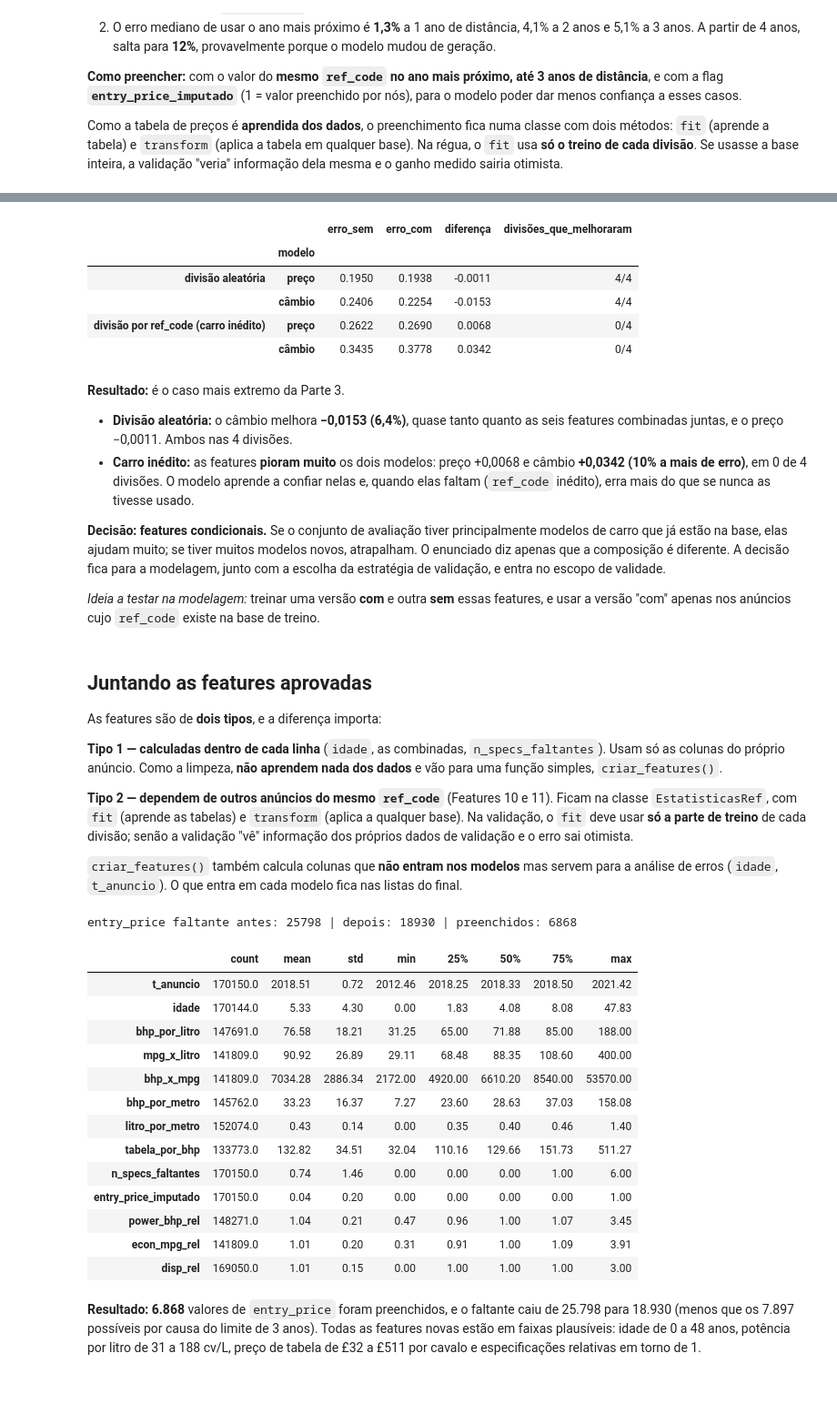
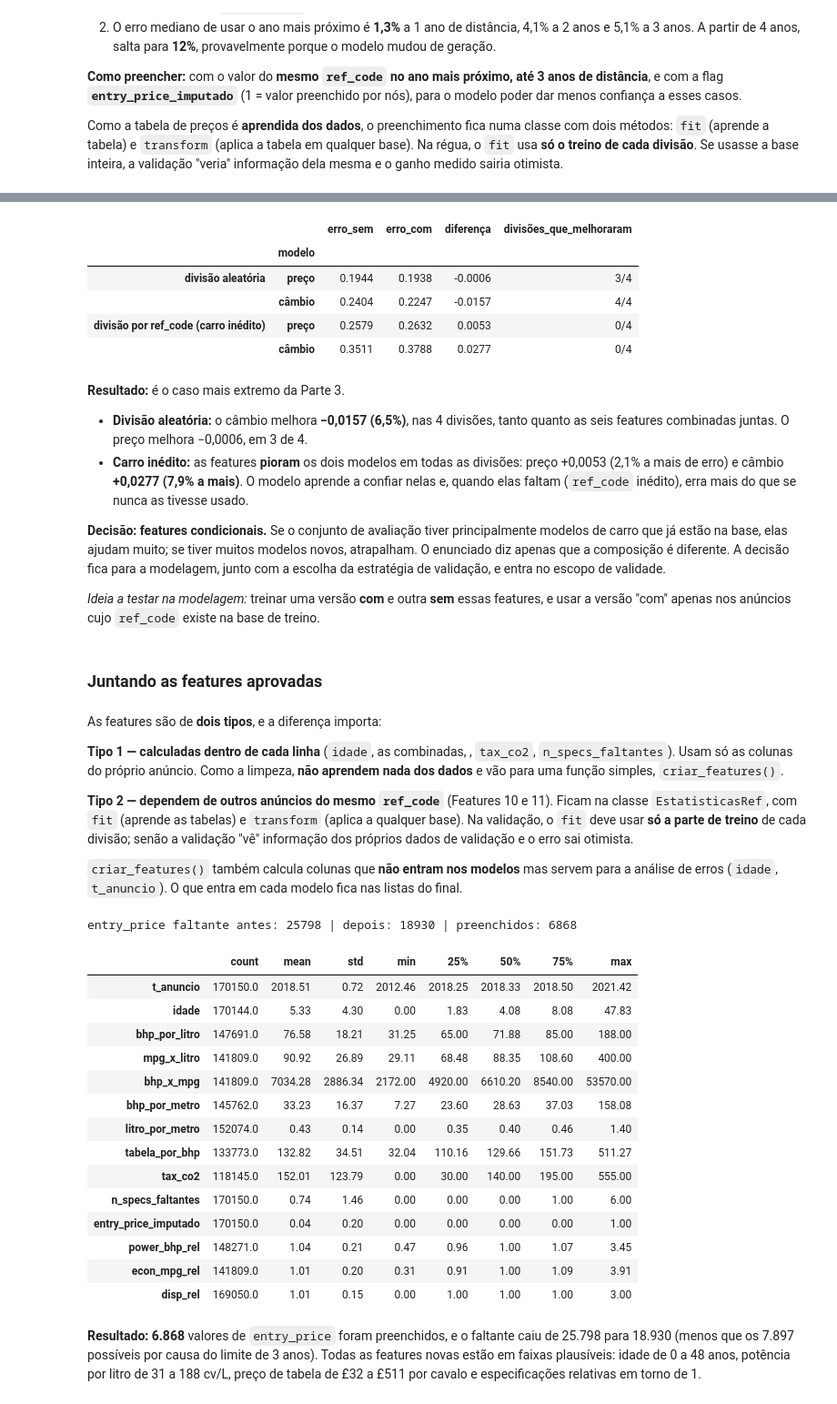
Before and after one commit to antoniosdiass-coder/projeto1, a Jupyter notebook: projeto1.ipynb, the cells around one changed output, grey strips where cells are left out. Shown at 91% size. Cells and saved outputs as stored; diff of their text form; code cells hidden in the pictures.

```diff
--- a/projeto1.ipynb
+++ b/projeto1.ipynb
@@ -889,7 +897,7 @@ def limpar(df_bruto):
     df["price"] = pd.to_numeric(df["price"], errors="coerce")
 
     # Problema 3) gearbox: Semi-Automatic conta como Automatic; alvo binário 1/0
-    df["gearbox"] = df["gearbox"].replace({"Semi-Automatic": "Automatic"})
+    df["gearbox"] = df["gearbox"].where(df["gearbox"] != "Semi-Automatic", "Automatic")
     df["auto"] = df["gearbox"].map({"Automatic": 1.0, "Manual": 0.0})
 
     # Problema 4) numéricas guardadas como texto
@@ -1649,25 +1686,25 @@ pd.concat({"divisão aleatória": testar(REL, preparo=preparo_rel),
 # %% [output]
 |  |  | erro_sem | erro_com | diferença | divisões_que_melhoraram |
 |  | modelo |  |  |  |  |
-| divisão aleatória | preço | 0.1950 | 0.1938 | -0.0011 | 4/4 |
-|  | câmbio | 0.2406 | 0.2254 | -0.0153 | 4/4 |
-| divisão por ref_code (carro inédito) | preço | 0.2622 | 0.2690 | 0.0068 | 0/4 |
-|  | câmbio | 0.3435 | 0.3778 | 0.0342 | 0/4 |
+| divisão aleatória | preço | 0.1944 | 0.1938 | -0.0006 | 3/4 |
+|  | câmbio | 0.2404 | 0.2247 | -0.0157 | 4/4 |
+| divisão por ref_code (carro inédito) | preço | 0.2579 | 0.2632 | 0.0053 | 0/4 |
+|  | câmbio | 0.3511 | 0.3788 | 0.0277 | 0/4 |
 # %% [markdown]
 **Resultado:** é o caso mais extremo da Parte 3.
 
-- **Divisão aleatória:** o câmbio melhora **−0,0153 (6,4%)**, quase tanto quanto as seis features combinadas juntas, e o preço −0,0011. Ambos nas 4 divisões.
-- **Carro inédito:** as features **pioram muito** os dois modelos: preço +0,0068 e câmbio **+0,0342 (10% a mais de erro)**, em 0 de 4 divisões. O modelo aprende a confiar nelas e, quando elas faltam (`ref_code` inédito), erra mais do que se nunca as tivesse usado.
+- **Divisão aleatória:** o câmbio melhora **−0,0157 (6,5%)**, nas 4 divisões, tanto quanto as seis features combinadas juntas. O preço melhora −0,0006, em 3 de 4.
+- **Carro inédito:** as features **pioram** os dois modelos em todas as divisões: preço +0,0053 (2,1% a mais de erro) e câmbio **+0,0277 (7,9% a mais)**. O modelo aprende a confiar nelas e, quando elas faltam (`ref_code` inédito), erra mais do que se nunca as tivesse usado.
 
 **Decisão: features condicionais.** Se o conjunto de avaliação tiver principalmente modelos de carro que já estão na base, elas ajudam muito; se tiver muitos modelos novos, atrapalham. O enunciado diz apenas que a composição é diferente. A decisão fica para a modelagem, junto com a escolha da estratégia de validação, e entra no escopo de validade.
 
 *Ideia a testar na modelagem:* treinar uma versão **com** e outra **sem** essas features, e usar a versão "com" apenas nos anúncios cujo `ref_code` existe na base de treino.
+# %% [markdown]
+### Juntando as features aprovadas
 # %% [markdown]
-## Juntando as features aprovadas
-
 As features são de **dois tipos**, e a diferença importa:
 
-**Tipo 1 — calculadas dentro de cada linha** (`idade`, as combinadas, `n_specs_faltantes`). Usam só as colunas do próprio anúncio. Como a limpeza, **não aprendem nada dos dados** e vão para uma função simples, `criar_features()`.
+**Tipo 1 — calculadas dentro de cada linha** (`idade`, as combinadas, , `tax_co2`, `n_specs_faltantes`). Usam só as colunas do próprio anúncio. Como a limpeza, **não aprendem nada dos dados** e vão para uma função simples, `criar_features()`.
 
 **Tipo 2 — dependem de outros anúncios do mesmo `ref_code`** (Features 10 e 11). Ficam na classe `EstatisticasRef`, com `fit` (aprende as tabelas) e `transform` (aplica a qualquer base). Na validação, o `fit` deve usar **só a parte de treino** de cada divisão; senão a validação "vê" informação dos próprios dados de validação e o erro sai otimista.
 
@@ -1690,6 +1727,9 @@ def criar_features(df_limpo):
     df["litro_por_metro"] = df["disp"] / (df["length_mm"] / 1000)
     df["tabela_por_bhp"] = df["entry_price"] / df["power_bhp"]
 
+    # Feature 8) imposto como indicador de emissões, só no regime antigo (entra só no câmbio)
+    df["tax_co2"] = df["annual_tax"].where(df["tax_novo_regime"].eq(0))
+
     # Feature 9) quantas especificações técnicas faltam no anúncio (antes do preenchimento da Feature 10)
     specs = ["power_bhp", "econ_mpg", "length_mm", "annual_tax", "entry_price", "disp"]
     df["n_specs_faltantes"] = df[specs].isna().sum(axis=1)
@@ -1699,38 +1739,41 @@ def criar_features(df_limpo):
 
 # Saída da Parte 3: o que cada modelo recebe além das colunas limpas
 FEATURES_COMBINADAS = ["bhp_por_litro", "mpg_x_litro", "bhp_x_mpg", "bhp_por_metro", "litro_por_metro", "tabela_por_bhp"]
 FEATURES_REL_REF = ["power_bhp_rel", "econ_mpg_rel", "disp_rel"]
 
-FEATURES_NOVAS_PRECO = FEATURES_COMBINADAS + ["entry_price_imputado"]  # e o entry_price preenchido
-FEATURES_NOVAS_CAMBIO = FEATURES_COMBINADAS + ["n_specs_faltantes"]
+# Preço: as seis combinadas entram como grupo (ganho claro em carro inédito) + entry_price preenchido
+FEATURES_NOVAS_PRECO = FEATURES_COMBINADAS + ["entry_price_imputado"]
+# Câmbio: as seis combinadas + tax_co2 + n_specs_faltantes + entry_price preenchido
+FEATURES_NOVAS_CAMBIO = FEATURES_COMBINADAS + ["tax_co2", "n_specs_faltantes", "entry_price_imputado"]
 
-# Ajudam quando o modelo de carro já foi visto, mas atrapalham em carros inéditos (Features 10 e 11).
+# Ajudam quando o modelo de carro já foi visto, mas atrapalham em carros inéditos (Feature 11).
 # A decisão depende da estratégia de validação, definida na modelagem.
 FEATURES_CONDICIONAIS_PRECO = FEATURES_REL_REF
-FEATURES_CONDICIONAIS_CAMBIO = FEATURES_REL_REF + ["entry_price_imputado"]
+FEATURES_CONDICIONAIS_CAMBIO = FEATURES_REL_REF
 
 df_feat = criar_features(df_limpo)
 
 # Aqui o fit usa a base toda só para inspecionar. Na validação, o fit é feito dentro de cada divisão.
 df_feat_insp = EstatisticasRef().fit_transform(df_feat)
 
 print("entry_price faltante antes:", df_feat["entry_price"].isna().sum(),
       "| depois:", df_feat_insp["entry_price"].isna().sum(),
       "| preenchidos:", int(df_feat_insp["entry_price_imputado"].sum()))
 
-NOVAS = ["t_anuncio", "idade"] + FEATURES_COMBINADAS + ["n_specs_faltantes", "entry_price_imputado"] + FEATURES_REL_REF
+NOVAS = ["t_anuncio", "idade"] + FEATURES_COMBINADAS + ["tax_co2", "n_specs_faltantes", "entry_price_imputado"] + FEATURES_REL_REF
 df_feat_insp[NOVAS].describe().T.round(2)
 # %% [output]
 entry_price faltante antes: 25798 | depois: 18930 | preenchidos: 6868
 |  | count | mean | std | min | 25% | 50% | 75% | max |
 | t_anuncio | 170150.0 | 2018.51 | 0.72 | 2012.46 | 2018.25 | 2018.33 | 2018.50 | 2021.42 |
 | idade | 170144.0 | 5.33 | 4.30 | 0.00 | 1.83 | 4.08 | 8.08 | 47.83 |
 | bhp_por_litro | 147691.0 | 76.58 | 18.21 | 31.25 | 65.00 | 71.88 | 85.00 | 188.00 |
 | mpg_x_litro | 141809.0 | 90.92 | 26.89 | 29.11 | 68.48 | 88.35 | 108.60 | 400.00 |
 | bhp_x_mpg | 141809.0 | 7034.28 | 2886.34 | 2172.00 | 4920.00 | 6610.20 | 8540.00 | 53570.00 |
 | bhp_por_metro | 145762.0 | 33.23 | 16.37 | 7.27 | 23.60 | 28.63 | 37.03 | 158.08 |
 | litro_por_metro | 152074.0 | 0.43 | 0.14 | 0.00 | 0.35 | 0.40 | 0.46 | 1.40 |
 | tabela_por_bhp | 133773.0 | 132.82 | 34.51 | 32.04 | 110.16 | 129.66 | 151.73 | 511.27 |
+| tax_co2 | 118145.0 | 152.01 | 123.79 | 0.00 | 30.00 | 140.00 | 195.00 | 555.00 |
 | n_specs_faltantes | 170150.0 | 0.74 | 1.46 | 0.00 | 0.00 | 0.00 | 1.00 | 6.00 |
 | entry_price_imputado | 170150.0 | 0.04 | 0.20 | 0.00 | 0.00 | 0.00 | 0.00 | 1.00 |
 | power_bhp_rel | 148271.0 | 1.04 | 0.21 | 0.47 | 0.96 | 1.00 | 1.07 | 3.45 |
```
Also changed, not shown: parts of 100 cells of this notebook.
